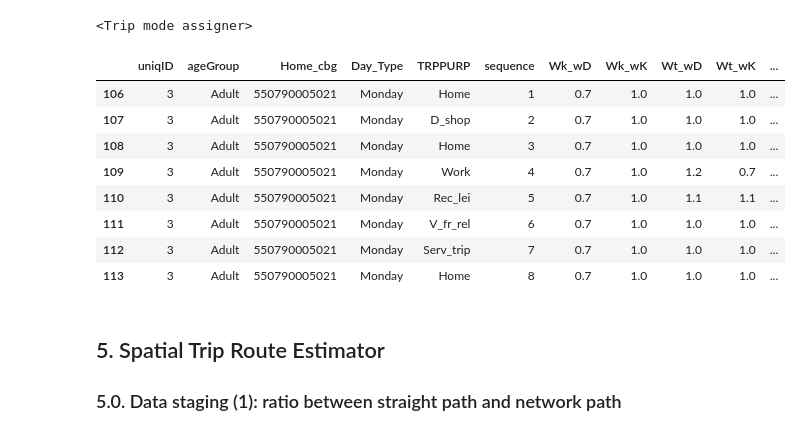
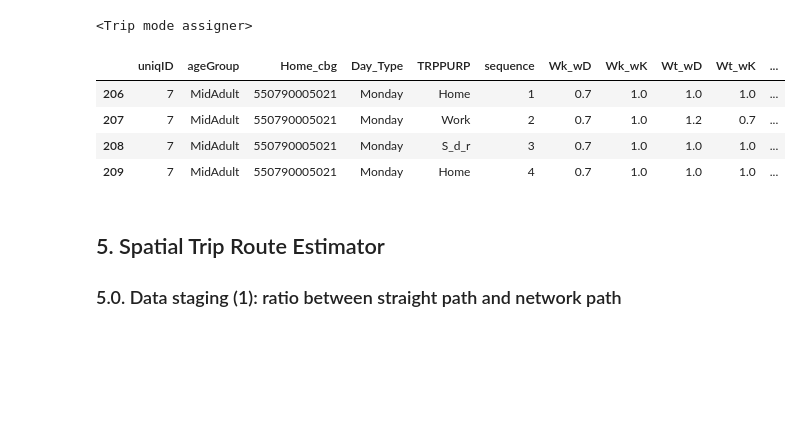
Before and after one commit to MG-Choi/ABTS, a Jupyter notebook: ABTS/ABTS.ipynb, the cells around one changed output. Drawn from its saved outputs; the diff is of its cells as text; code cells hidden in the pictures; blank space fills up the shorter version.

```diff
--- a/ABTS/ABTS.ipynb
+++ b/ABTS/ABTS.ipynb
@@ -3582,17 +3586,13 @@ simul_trip_mode_sample = put_tripMode(simul_trip_start_time_sample, trip_mode, p
 # %% [output]
 <Trip mode assigner>
 # %%
-simul_trip_mode_sample[(simul_trip_mode_sample['uniqID'] == 3) & (simul_trip_mode_sample['Day_Type'] == 'Monday')]
+simul_trip_mode_sample[(simul_trip_mode_sample['uniqID'] == 7) & (simul_trip_mode_sample['Day_Type'] == 'Monday')]
 # %% [output]
 |  | uniqID | ageGroup | Home_cbg | Day_Type | TRPPURP | sequence | Wk_wD | Wk_wK | Wt_wD | Wt_wK | ... |
-| 106 | 3 | Adult | 550790005021 | Monday | Home | 1 | 0.7 | 1.0 | 1.0 | 1.0 | ... |
-| 107 | 3 | Adult | 550790005021 | Monday | D_shop | 2 | 0.7 | 1.0 | 1.0 | 1.0 | ... |
-| 108 | 3 | Adult | 550790005021 | Monday | Home | 3 | 0.7 | 1.0 | 1.0 | 1.0 | ... |
-| 109 | 3 | Adult | 550790005021 | Monday | Work | 4 | 0.7 | 1.0 | 1.2 | 0.7 | ... |
-| 110 | 3 | Adult | 550790005021 | Monday | Rec_lei | 5 | 0.7 | 1.0 | 1.1 | 1.1 | ... |
-| 111 | 3 | Adult | 550790005021 | Monday | V_fr_rel | 6 | 0.7 | 1.0 | 1.0 | 1.0 | ... |
-| 112 | 3 | Adult | 550790005021 | Monday | Serv_trip | 7 | 0.7 | 1.0 | 1.0 | 1.0 | ... |
-| 113 | 3 | Adult | 550790005021 | Monday | Home | 8 | 0.7 | 1.0 | 1.0 | 1.0 | ... |
+| 206 | 7 | MidAdult | 550790005021 | Monday | Home | 1 | 0.7 | 1.0 | 1.0 | 1.0 | ... |
+| 207 | 7 | MidAdult | 550790005021 | Monday | Work | 2 | 0.7 | 1.0 | 1.2 | 0.7 | ... |
+| 208 | 7 | MidAdult | 550790005021 | Monday | S_d_r | 3 | 0.7 | 1.0 | 1.0 | 1.0 | ... |
+| 209 | 7 | MidAdult | 550790005021 | Monday | Home | 4 | 0.7 | 1.0 | 1.0 | 1.0 | ... |
 # %% [markdown]
 ## 5. Spatial Trip Route Estimator
 ### 5.0. Data staging (1): ratio between straight path and network path
```
Also changed, not shown: parts of 9 cells of this notebook, 1 other file.
